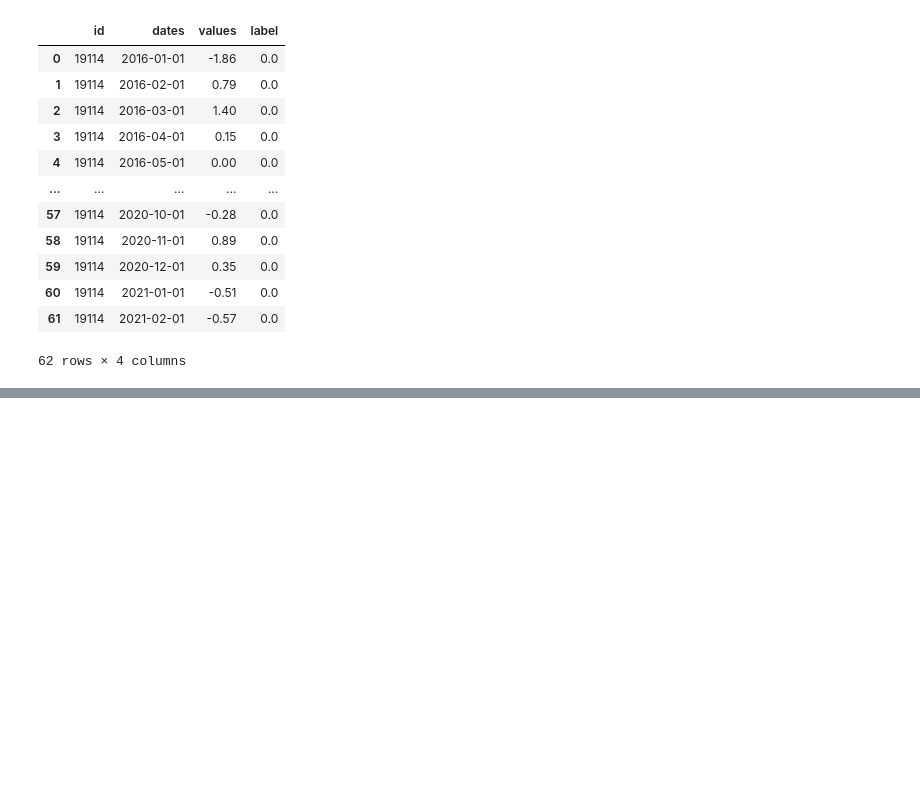
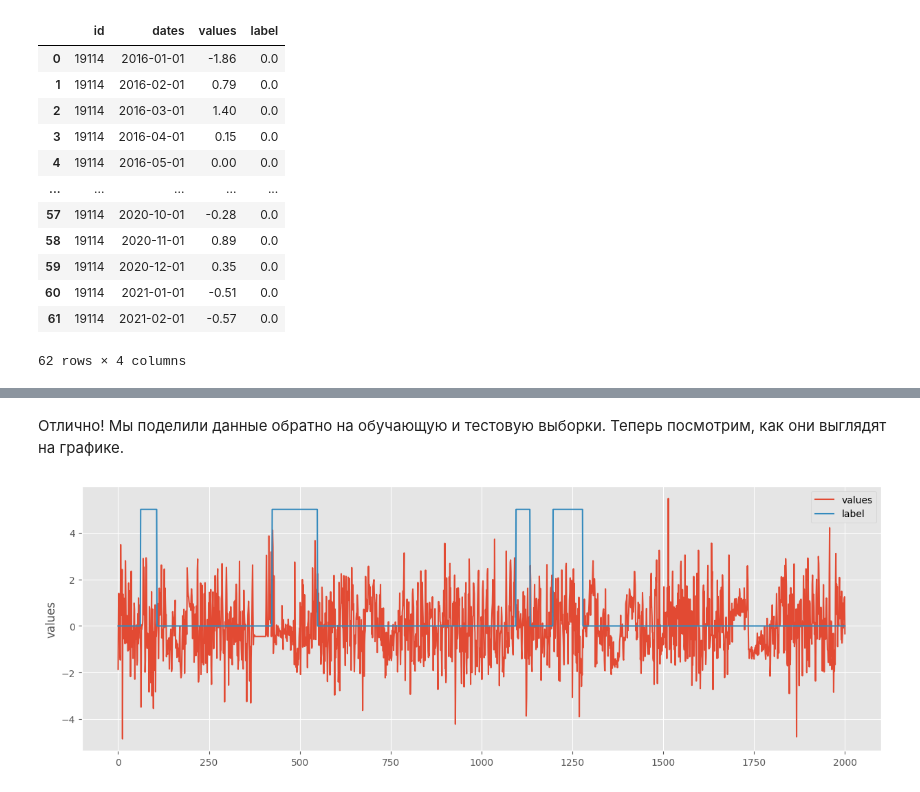
Before and after one commit to georgekovin/Clovery-Test-MD, a Jupyter notebook: training.ipynb, the cells around one changed output, grey strips where cells are left out. Cells and saved outputs as stored; diff of their text form; code cells hidden in the pictures; blank space fills up the shorter version.

```diff
--- a/training.ipynb
+++ b/training.ipynb
@@ -168,0 +174,9 @@ re_train
+# %% [markdown]
+Отлично! Мы поделили данные обратно на обучающую и тестовую выборки. Теперь посмотрим, как они выглядят на графике.
+# %%
+sns.lineplot(re_train.loc[:2000, 'values'], label='values')
+sns.lineplot(re_train.loc[:2000, 'label']*5, label='label')
+
+plt.show()
+# %% [output]
+[figure, added]
```
Also changed, not shown: parts of 19 cells of this notebook, 1 other file.
